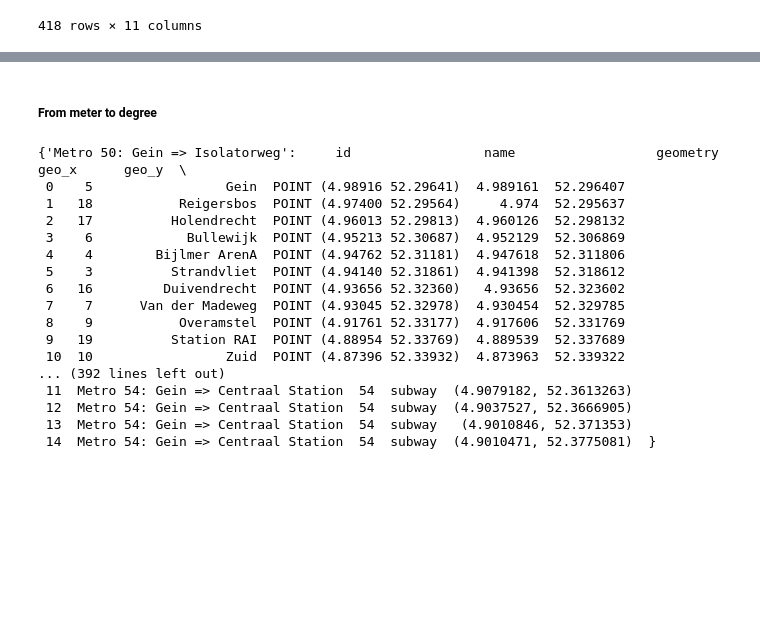
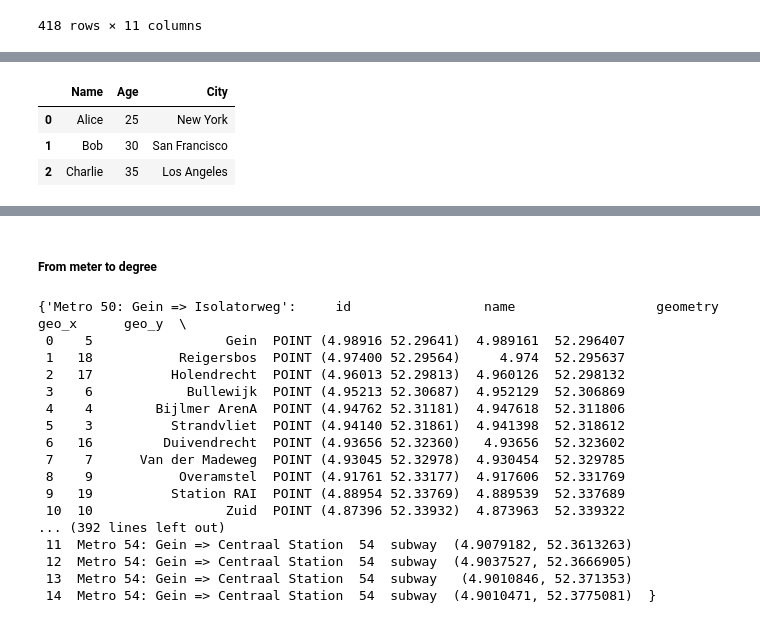
Before and after one commit to SYuGao/uvmt, a Jupyter notebook: notebooks/transfer2_all_amsterdam.ipynb, the cells around one changed output, grey strips where cells are left out. Saved outputs shown, nothing was run; the diff lists cells and outputs as text; code cells hidden in the pictures; blank space fills up the shorter version.

```diff
--- a/notebooks/transfer2_all_amsterdam.ipynb
+++ b/notebooks/transfer2_all_amsterdam.ipynb
@@ -811,0 +893,20 @@ for route_name, station_df in order_route_dict_with_buffers.items():
+# %%
+import pandas as pd
+
+# Your original DataFrame
+data = {'Name': ['Alice', 'Bob', 'Charlie'],
+        'Age': [25, 30, 35],
+        'City': ['New York', 'San Francisco', 'Los Angeles']}
+
+df = pd.DataFrame(data)
+
+# Create an empty DataFrame to store the duplicated rows
+df_duplicated = pd.DataFrame()
+
+# Duplicate each row three times
+for _, row in df.iterrows():
+    duplicated_row = pd.concat([row] * 3, axis=1).transpose()
+    df_duplicated = pd.concat([df_duplicated, duplicated_row], ignore_index=True)
+
+# Print the resulting DataFrame
+print(df_duplicated)
@@ -811,0 +924,7 @@ for route_name, station_df in order_route_dict_with_buffers.items():
+# %%
+df
+# %% [output]
+|  | Name | Age | City |
+| 0 | Alice | 25 | New York |
+| 1 | Bob | 30 | San Francisco |
+| 2 | Charlie | 35 | Los Angeles |
```
Also changed, not shown: parts of 8 cells of this notebook.
